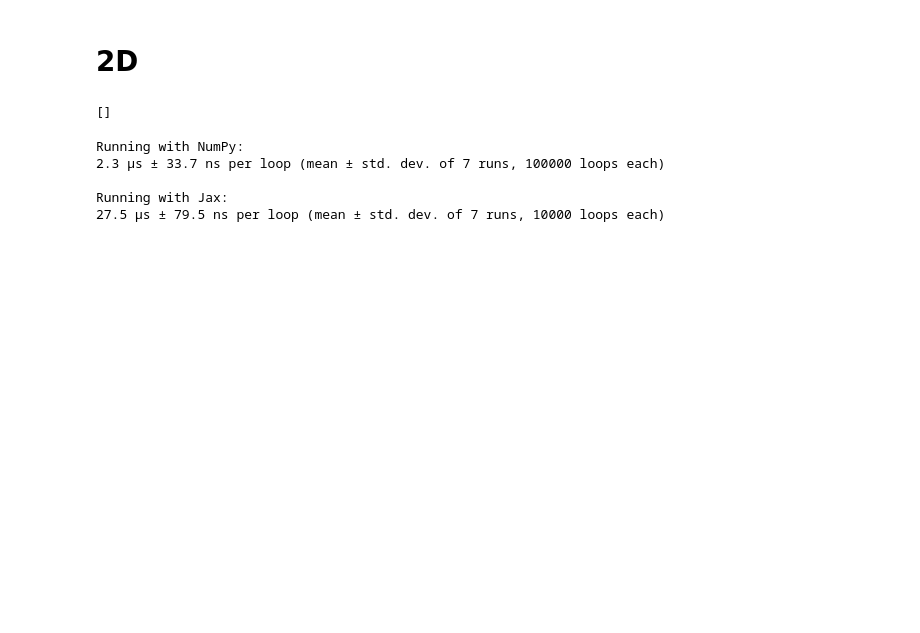
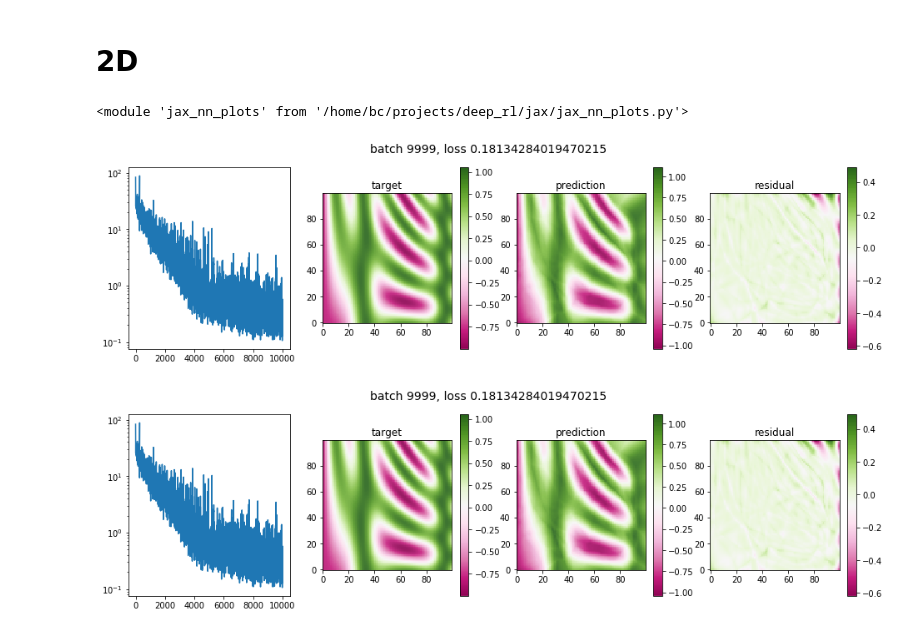
Before and after one commit to bcolloran/deep_rl_experiments, a Jupyter notebook: jax/1d relu param search.ipynb, the cells around one changed output. Cells and saved outputs as stored; diff of their text form; code cells hidden in the pictures; blank space fills up the shorter version.

```diff
--- a/jax/1d relu param search.ipynb
+++ b/jax/1d relu param search.ipynb
@@ -66,27 +66,29 @@ KeyboardInterrupt:
 # %% [markdown]
 # 2D
-# %%
-jax.
-# %% [output]
-[]
-# %%
-import numpy as np
-def test_func():
-    result = np.ones((10, 10)).ravel()
-
-print('Running with NumPy:')
-%timeit test_func()
-
-import jax.numpy as np
-@jit
-def test_func():
-    result = np.ones((10, 10)).ravel()
-
-print('\nRunning with Jax:')
-%timeit test_func()
-# %% [output]
-Running with NumPy:
-2.3 µs ± 33.7 ns per loop (mean ± std. dev. of 7 runs, 100000 loops each)
-
-Running with Jax:
-27.5 µs ± 79.5 ns per loop (mean ± std. dev. of 7 runs, 10000 loops each)
+# %%
+reload(jn)
+reload(jnpl)
+# %% [output]
+<module 'jax_nn_plots' from '/home/bc/projects/deep_rl/jax/jax_nn_plots.py'>
+# %%
+def f(x):
+    x1=(x[0,:]+1)/2 * 5
+    x2=(x[1,:]+1)/2 * 5
+    return np.sin(x1) ** 10 + np.cos(10 + x2 * x1) * np.cos(x1)
+
+plotter = jnpl.Plotter2d(target_fn=f)
+
+param_list, loss_list = jn.fit_model(
+    LR=0.001,
+    epoch_size=100,
+    num_epochs=100,
+    batch_size=100,
+    target_fn=f,
+    target_fn_dim=2,
+    layers=[2, 80, 40, 20, 1],
+    params=None,
+    plotter=plotter,
+)
+# %% [output]
+[figure, added]
+[figure, added]
```
Also changed, not shown: parts of 9 cells of this notebook, 5 other files.
